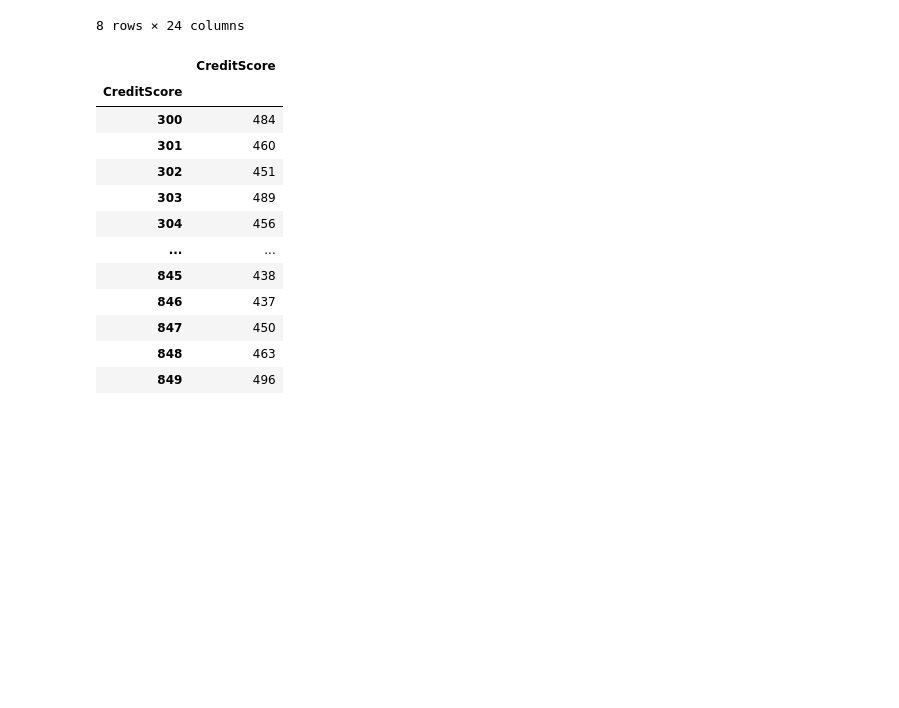
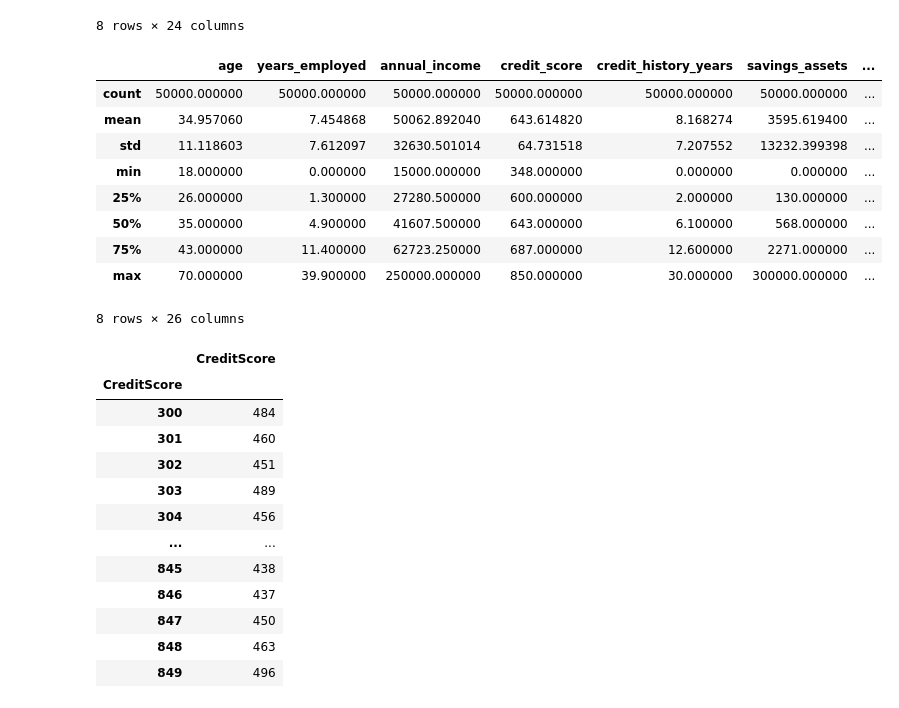
Before and after one commit to rish-ab/loan-predict, a Jupyter notebook: Loan_Detector.ipynb, the cells around one changed output. Drawn from its saved outputs; the diff is of its cells as text; code cells hidden in the pictures; blank space fills up the shorter version.

```diff
--- a/Loan_Detector.ipynb
+++ b/Loan_Detector.ipynb
@@ -55,9 +86,10 @@ array(['Other', 'Auto', 'Business', 'Home', 'Education'], dtype=object)
 # %%
+# 1. One-Hot Encoding
+df_risk = pd.get_dummies(df_risk, columns=['LoanPurpose'], dtype=int)
+# pd.get_dummies automatically drops 'product_type' and 'loan_intent'
+df_AM = pd.get_dummies(df_AM, columns=['product_type', 'loan_intent'], dtype=int)
 
-# 1. One-Hot Encoding for LoanPurpose
-df_risk = pd.get_dummies(df_risk, columns=['LoanPurpose'], dtype=int)
-
-# 2. Ordinal Mappings
+# 2. Ordinal Mappings (df_risk)
 mar_map = {'Single': 0, 'Married': 1, 'Divorced': 2}
 df_risk['MaritalStatusCode'] = df_risk['MaritalStatus'].map(mar_map)
 
@@ -67,6 +99,10 @@ df_risk['EducationCode'] = df_risk['Education'].map(edu_map)
 Emp_map = {"Unemployed": 0, "Part-time": 1, "Self-employed": 2, "Full-time": 3}
 df_risk['EmploymentCode'] = df_risk['EmploymentType'].map(Emp_map)
 
+# Ordinal Mappings (df_AM)
+occ_map = {'Student': 0, 'Self-Employed': 1, 'Employed': 2}
+df_AM['occupation_code'] = df_AM['occupation_status'].map(occ_map)
+
 # 3. Binary Encoding via .cat.codes
 df_risk['HasMortgageCode'] = df_risk['HasMortgage'].astype('category').cat.codes
 df_risk['HasDependentsCode'] = df_risk['HasDependents'].astype('category').cat.codes
@@ -74,9 +110,9 @@ df_risk['HasCoSignerCode'] = df_risk['HasCoSigner'].astype('category').cat.codes
 
 # 4. Drop original string columns
 df_risk.drop(columns=['MaritalStatus', 'Education', 'EmploymentType', 'HasMortgage', 'HasDependents', 'HasCoSigner'], inplace=True)
+df_AM.drop(columns=['occupation_status'], inplace=True)  # <-- Fixed here
 
-df_risk['LTI'] = df_risk['LoanAmount']/df_risk['Income']
-df_risk['MonthlyDebtRatio'] = (df_risk['Income']/12)*df_risk['DTIRatio']
-df_risk['InterestBurden'] = df_risk['LoanAmount'] * (df_risk['InterestRate']/100)
-
-df_risk.head()
+# Feature Engineering
+df_risk['LTI'] = df_risk['LoanAmount'] / df_risk['Income']
+df_risk['MonthlyDebtRatio'] = (df_risk['Income'] / 12) * df_risk['DTIRatio']
+df_risk['InterestBurden'] = df_risk['LoanAmount'] * (df_risk['InterestRate'] / 100)
@@ -123,6 +151,19 @@ df_risk.describe()
 | 75% | 56.000000 | 116219.000000 | 188985.000000 | 712.000000 | 90.000000 | 3.000000 | 19.250000 | 48.000000 | ... |
 | max | 69.000000 | 149999.000000 | 249999.000000 | 849.000000 | 119.000000 | 4.000000 | 25.000000 | 60.000000 | ... |
 8 rows × 24 columns
+# %%
+df_AM.describe()
+# %% [output]
+|  | age | years_employed | annual_income | credit_score | credit_history_years | savings_assets | ... |
+| count | 50000.000000 | 50000.000000 | 50000.000000 | 50000.000000 | 50000.000000 | 50000.000000 | ... |
+| mean | 34.957060 | 7.454868 | 50062.892040 | 643.614820 | 8.168274 | 3595.619400 | ... |
+| std | 11.118603 | 7.612097 | 32630.501014 | 64.731518 | 7.207552 | 13232.399398 | ... |
+| min | 18.000000 | 0.000000 | 15000.000000 | 348.000000 | 0.000000 | 0.000000 | ... |
+| 25% | 26.000000 | 1.300000 | 27280.500000 | 600.000000 | 2.000000 | 130.000000 | ... |
+| 50% | 35.000000 | 4.900000 | 41607.500000 | 643.000000 | 6.100000 | 568.000000 | ... |
+| 75% | 43.000000 | 11.400000 | 62723.250000 | 687.000000 | 12.600000 | 2271.000000 | ... |
+| max | 70.000000 | 39.900000 | 250000.000000 | 850.000000 | 30.000000 | 300000.000000 | ... |
+8 rows × 26 columns
 # %%
 df_risk.groupby('CreditScore').agg({'CreditScore': 'count'})
 # %% [output]
```
Also changed, not shown: parts of 15 cells of this notebook, 2 other files.
